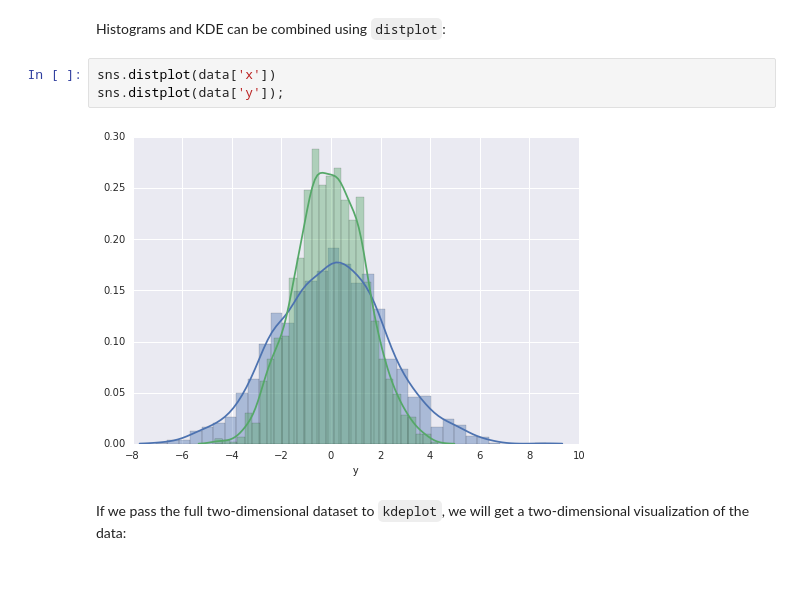
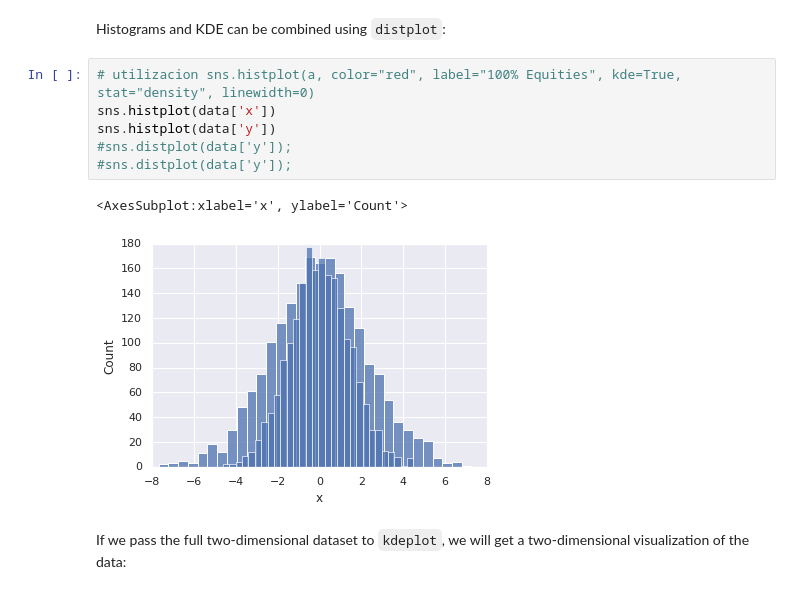
Before and after one commit to NachusS/Curso-Python-intermedio-para-Matematicos, a Jupyter notebook: notebooks/05-Extras-Seaborn.ipynb, the cells around one changed output. Cells and saved outputs as stored; diff of their text form.

```diff
--- a/notebooks/05-Extras-Seaborn.ipynb
+++ b/notebooks/05-Extras-Seaborn.ipynb
@@ -92,9 +96,13 @@ for col in 'xy':
 # %% [markdown]
 Histograms and KDE can be combined using ``distplot``:
-# %%
-sns.distplot(data['x'])
-sns.distplot(data['y']);
-# %% [output]
-[figure, removed]
+# %%
+# utilizacion sns.histplot(a, color="red", label="100% Equities", kde=True, stat="density", linewidth=0)
+sns.histplot(data['x'])
+sns.histplot(data['y'])
+#sns.distplot(data['y']);
+#sns.distplot(data['y']);
+# %% [output]
+<AxesSubplot:xlabel='x', ylabel='Count'>
+[figure, added]
 # %% [markdown]
 If we pass the full two-dimensional dataset to ``kdeplot``, we will get a two-dimensional visualization of the data:
```
Also changed, not shown: parts of 14 cells of this notebook, 2 other files.
